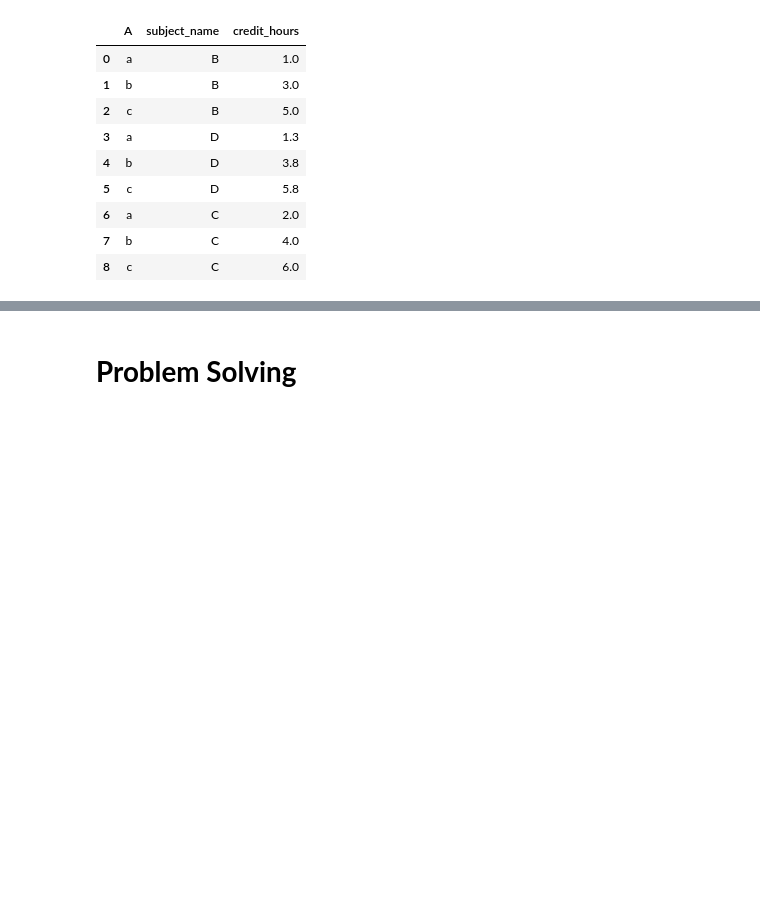
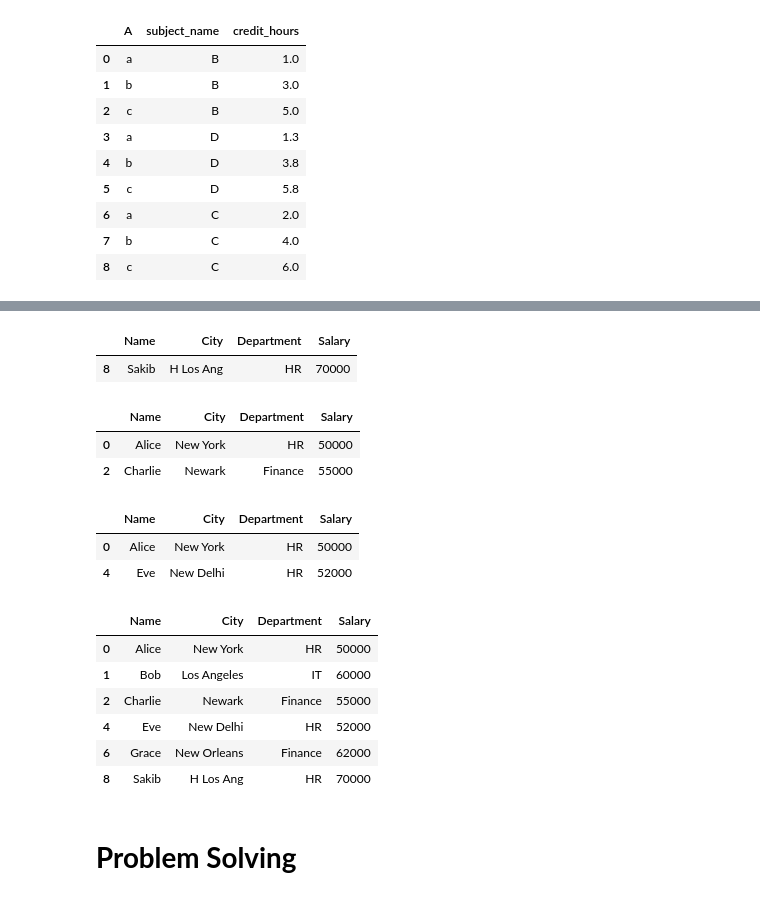
Before and after one commit to coderzaman/Data-Analysis-With-Pandas, a Jupyter notebook: Data_Analysis_With_Pandas.ipynb, the cells around one changed output, grey strips where cells are left out. Cells and saved outputs as stored; diff of their text form; code cells hidden in the pictures; blank space fills up the shorter version.

```diff
--- a/Data_Analysis_With_Pandas.ipynb
+++ b/Data_Analysis_With_Pandas.ipynb
@@ -2751,3 +3118,34 @@ df.melt(id_vars=['A'], value_vars=['B','D', 'C'], var_name='subject_name', value
+# %%
+# start with specific string
+df.loc[df["City"].str.contains(r"^H Los", regex=True)]
+# %% [output]
+|  | Name | City | Department | Salary |
+| 8 | Sakib | H Los Ang | HR | 70000 |
+# %%
+# end with specific string
+df.loc[df["City"].str.contains(r"rk$", regex=True)]
+# %% [output]
+|  | Name | City | Department | Salary |
+| 0 | Alice | New York | HR | 50000 |
+| 2 | Charlie | Newark | Finance | 55000 |
+# %%
+# name start with vowel
+df.loc[df["Name"].str.contains(r"^[AEIOUaeiou]", regex=True)]
+# %% [output]
+|  | Name | City | Department | Salary |
+| 0 | Alice | New York | HR | 50000 |
+| 4 | Eve | New Delhi | HR | 52000 |
+# %%
+# City Contain New or Los
+df.loc[df["City"].str.contains(r"New|Los", regex=True)]
+# %% [output]
+|  | Name | City | Department | Salary |
+| 0 | Alice | New York | HR | 50000 |
+| 1 | Bob | Los Angeles | IT | 60000 |
+| 2 | Charlie | Newark | Finance | 55000 |
+| 4 | Eve | New Delhi | HR | 52000 |
+| 6 | Grace | New Orleans | Finance | 62000 |
+| 8 | Sakib | H Los Ang | HR | 70000 |
 # %% [markdown]
 # **Problem Solving**
 # %% [markdown]
```
Also changed, not shown: parts of 6 cells of this notebook.
